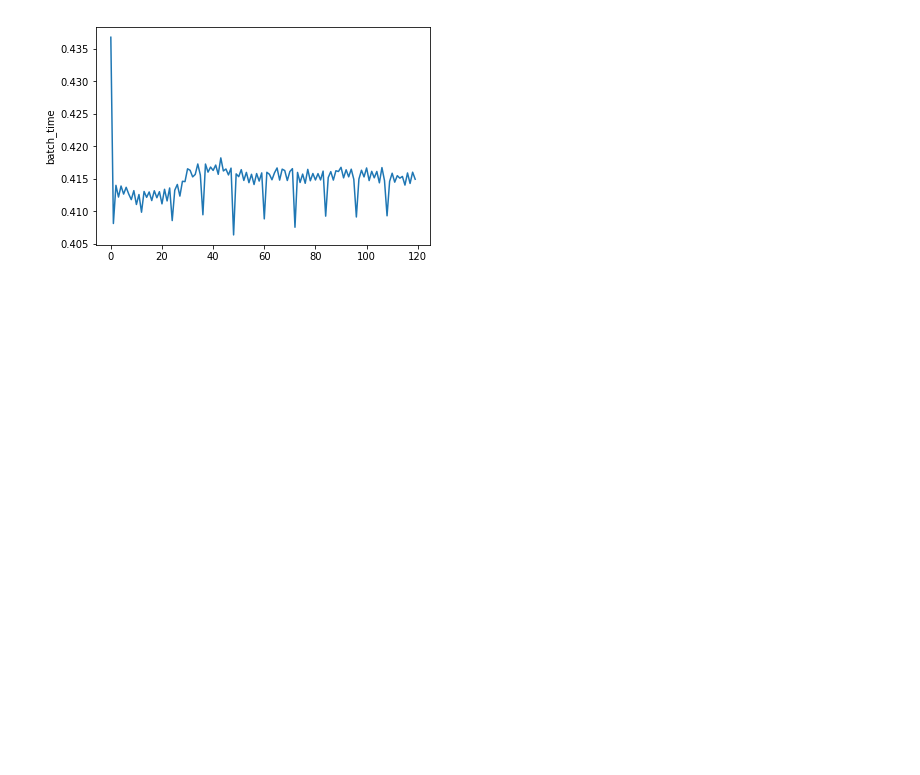
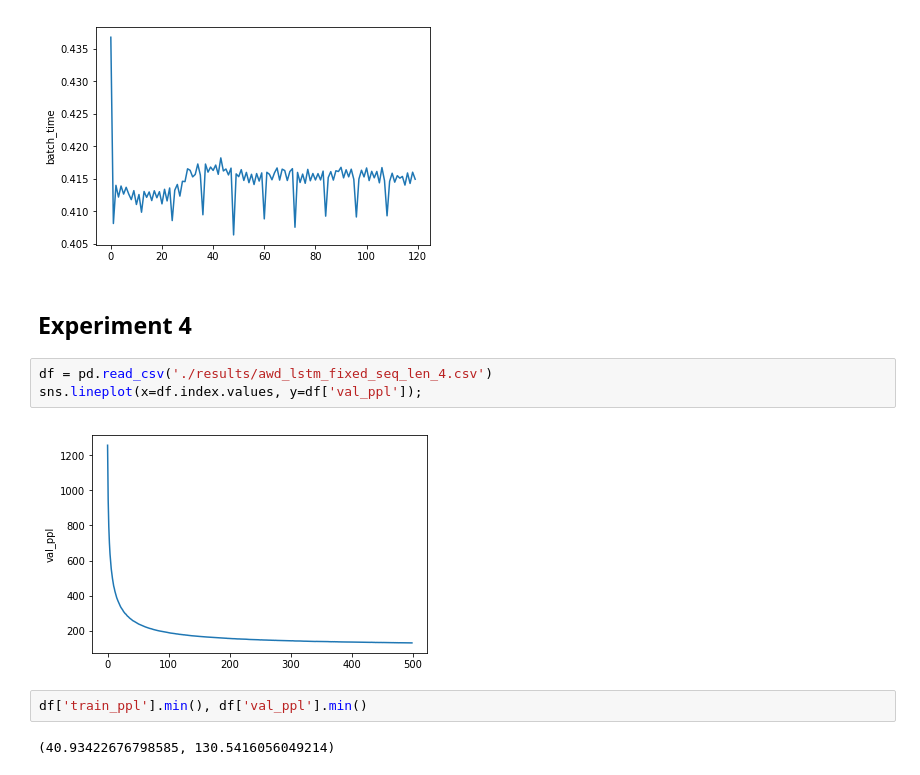
Before and after one commit to a-martyn/awd-lstm, a Jupyter notebook: monitor.ipynb, the cells around one changed output. Cells and saved outputs as stored; diff of their text form; blank space fills up the shorter version.

Commit message:
experiment 4: epochs 500: val_ppl: 130

```diff
--- a/monitor.ipynb
+++ b/monitor.ipynb
@@ -117,3 +117,14 @@ df = pd.read_csv('./results/batch_metrics.csv')
 sns.lineplot(x=df.index.values, y=df['batch_time']);
 # %% [output]
 [figure]
+# %% [markdown]
+## Experiment 4
+# %%
+df = pd.read_csv('./results/awd_lstm_fixed_seq_len_4.csv')
+sns.lineplot(x=df.index.values, y=df['val_ppl']);
+# %% [output]
+[figure, added]
+# %%
+df['train_ppl'].min(), df['val_ppl'].min()
+# %% [output]
+(40.93422676798585, 130.5416056049214)
```
Also changed, not shown: parts of 1 cell of this notebook, 2 other files.
